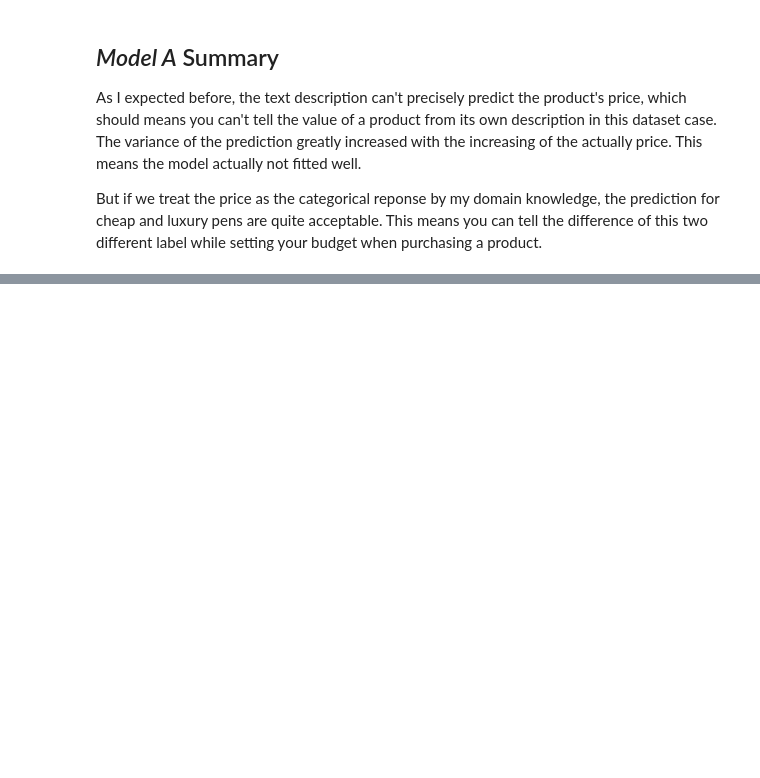
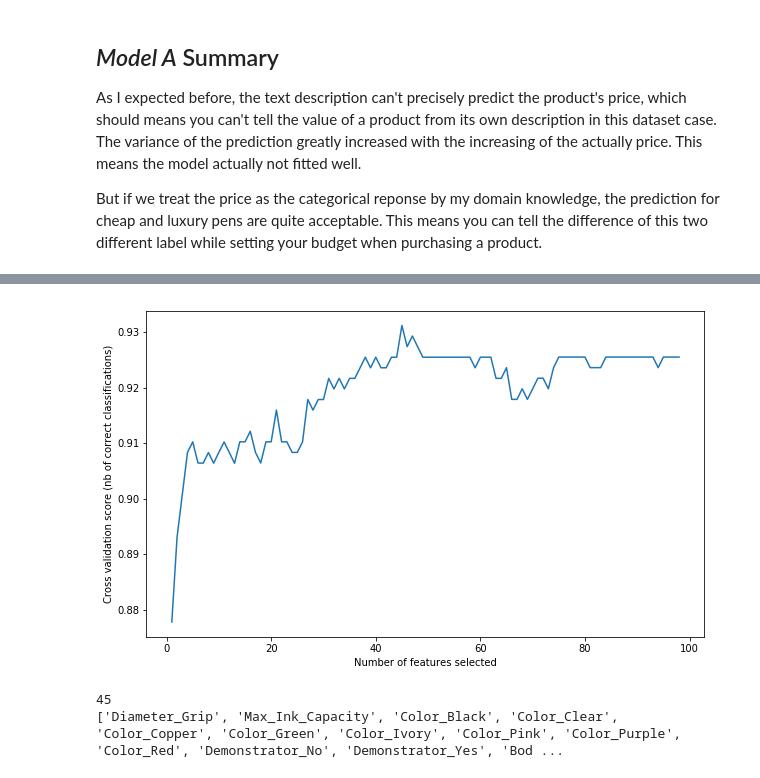
Before and after one commit to CesareGao/analysis_of_fountain_pen_purchase, a Jupyter notebook: training_model.ipynb, the cells around one changed output, grey strips where cells are left out. Drawn from its saved outputs; the diff is of its cells as text; code cells hidden in the pictures; blank space fills up the shorter version.

Commit message:
fit model B

```diff
--- a/training_model.ipynb
+++ b/training_model.ipynb
@@ -268,0 +284,10 @@ But if we treat the price as the categorical reponse by my domain knowledge, the
+# %%
+model_B_df = pens_df[categorical_specs + numeric_specs]
+model_B_df.loc[:,"Color"] = model_B_df["Color"].apply(lambda x: x.split(",")[0].split("/")[-1])
+model_B_df.loc[:,"Nib_Color"] = model_B_df["Nib_Color"].apply(lambda x: "Two-Tone" if "Two-Tone" in x else x)
+model_B_df.loc[:,"Nib_Material"] = model_B_df["Nib_Material"].apply(lambda x: "14kt Gold" if "14kt Gold" in x else x)
+model_B_df.loc[:,"Filling_Mechanism"] = model_B_df["Filling_Mechanism"].apply(lambda x: "Converter" if "Converter" in x else x)
+model_B_df.loc[:,"Filling_Mechanism"] = model_B_df["Filling_Mechanism"].apply(lambda x: "Piston" if "Piston" in x else x)
+model_B_df.loc[:,"Filling_Mechanism"] = model_B_df["Filling_Mechanism"].apply(lambda x: "Power Filler" if "Power Filler" in x else x)
+model_B_df = pd.get_dummies(model_B_df, columns=categorical_specs)
+model_B_df.sample(5)
@@ -268,0 +308,2 @@ But if we treat the price as the categorical reponse by my domain knowledge, the
+# %%
+y = np.where(model_B_df.Price < 200, 1, 0)
@@ -268,0 +312,2 @@ But if we treat the price as the categorical reponse by my domain knowledge, the
+# %%
+X = model_B_df.drop("Price",axis=1)
@@ -268,0 +318,3 @@ But if we treat the price as the categorical reponse by my domain knowledge, the
+# %%
+## categorical response for unbalanced class label
+train_X, test_X, train_y, test_y = train_test_split(X,y,test_size=0.2,stratify=y)
@@ -268,0 +325,17 @@ But if we treat the price as the categorical reponse by my domain knowledge, the
+# %%
+rfecv = RFECV(estimator=LogisticRegression(solver='lbfgs',max_iter=2000), step=1, cv=7, scoring='accuracy')
+rfecv.fit(train_X, train_y)
+plt.figure(figsize=(10,6))
+plt.xlabel("Number of features selected")
+plt.ylabel("Cross validation score (nb of correct classifications)")
+plt.plot(range(1, len(rfecv.grid_scores_) + 1), rfecv.grid_scores_)
+plt.show()
+# %% [output]
+[figure, added]
+# %%
+selected_features = list(X.columns[rfecv.support_])
+print(len(selected_features))
+print(selected_features)
+# %% [output]
+45
+['Diameter_Grip', 'Max_Ink_Capacity', 'Color_Black', 'Color_Clear', 'Color_Copper', 'Color_Green', 'Color_Ivory', 'Color_Pink', 'Color_Purple', 'Color_Red', 'Demonstrator_No', 'Demonstrator_Yes', 'Bod ...
```
Also changed, not shown: parts of 17 cells of this notebook, 2 other files.
